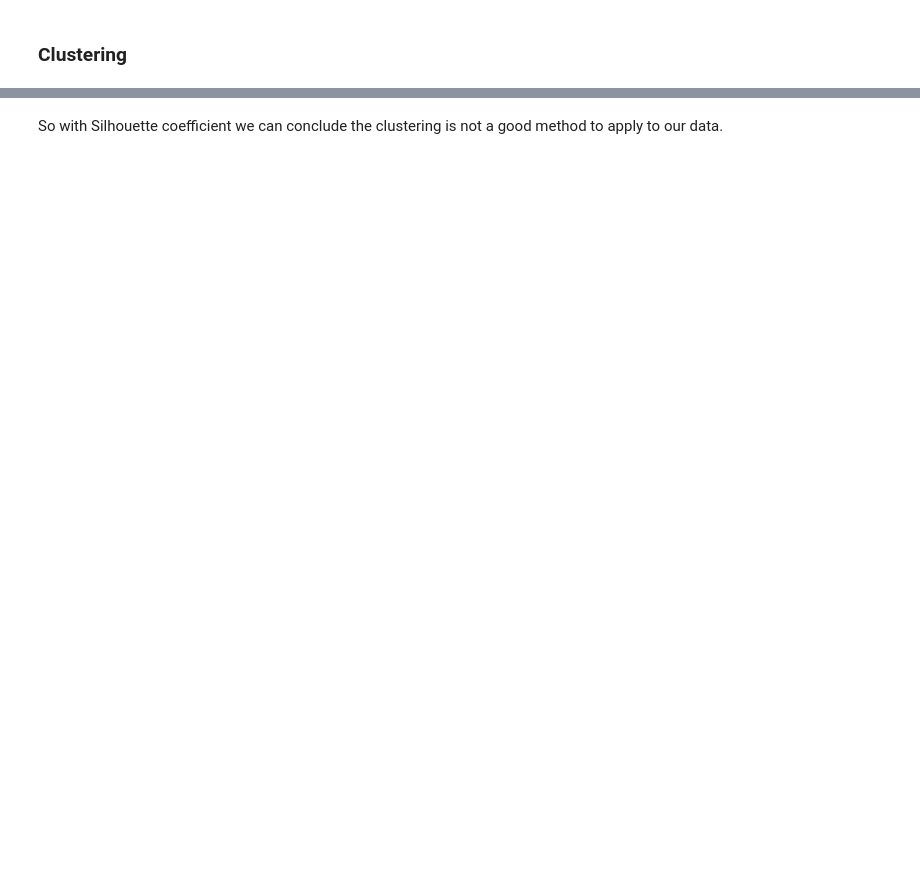
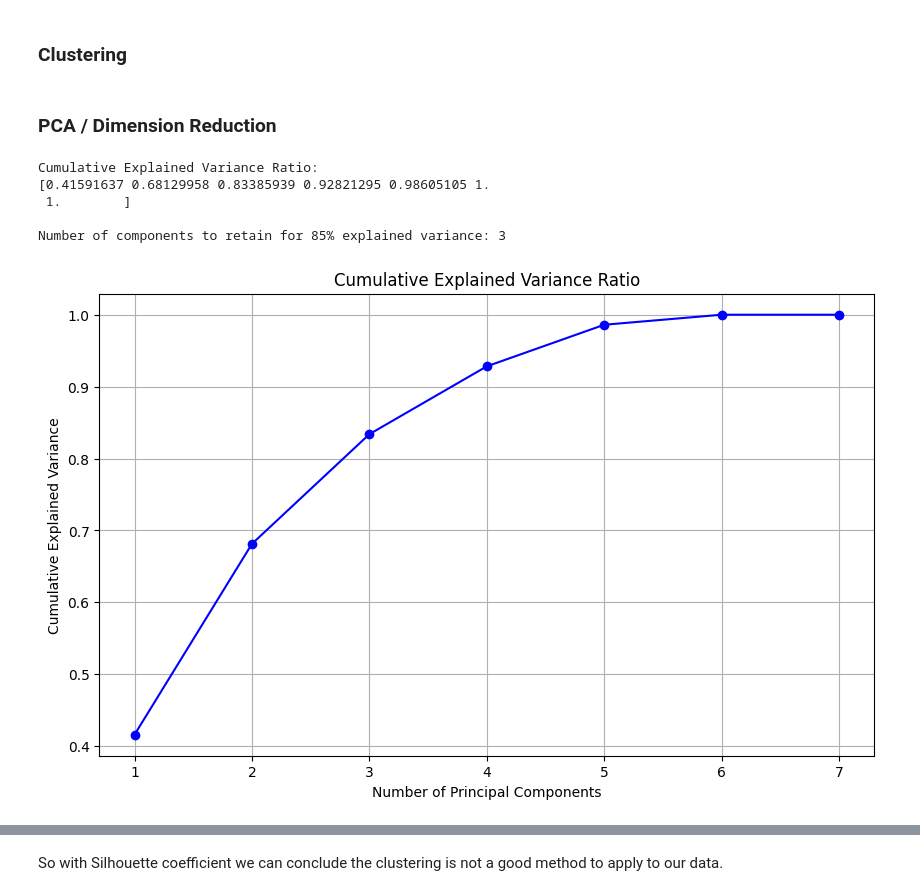
Before and after one commit to GuilhermeCasal/DataManagementFCD, a Jupyter notebook: secondDelivery.ipynb, the cells around one changed output, grey strips where cells are left out. Cells and saved outputs as stored; diff of their text form; code cells hidden in the pictures; blank space fills up the shorter version.

```diff
--- a/secondDelivery.ipynb
+++ b/secondDelivery.ipynb
@@ -188,2 +186,40 @@ plt.show()
 # %% [markdown]
 ### Clustering
+# %% [markdown]
+### PCA / Dimension Reduction
+# %%
+from sklearn.decomposition import PCA
+
+data1Norm = data1Norm.reset_index()
+
+features = data1Norm[['all_motor_vehicles', 'NO2 Air', 'PM10 Air', 'SO2 Air', 'Air pollution', 'Cancer',
+                'Respiratory conditions', 'Ammonia (NH3)', 'Sulphur oxides (SOX)', 'Methane (CH4)', 'Nitrogen oxides (NOX)']]
+
+pca = PCA()
+principal_components = pca.fit_transform(features)
+
+explained_variance_ratio = pca.explained_variance_ratio_
+
+cumulative_explained_variance = explained_variance_ratio.cumsum()
+print("Cumulative Explained Variance Ratio:")
+print(cumulative_explained_variance)
+
+num_components_to_retain = (cumulative_explained_variance >= 0.80).argmax() + 1
+
+print(f"\nNumber of components to retain for 85% explained variance: {num_components_to_retain}")
+# %% [output]
+Cumulative Explained Variance Ratio:
+[0.41591637 0.68129958 0.83385939 0.92821295 0.98605105 1.
+ 1.        ]
+
+Number of components to retain for 85% explained variance: 3
+# %%
+plt.figure(figsize=(10, 6))
+plt.plot(range(1, len(cumulative_explained_variance) + 1), cumulative_explained_variance, marker='o', linestyle='-', color='b')
+plt.title('Cumulative Explained Variance Ratio')
+plt.xlabel('Number of Principal Components')
+plt.ylabel('Cumulative Explained Variance')
+plt.grid(True)
+plt.show()
+# %% [output]
+[figure, added]
```
Also changed, not shown: parts of 22 cells of this notebook.
